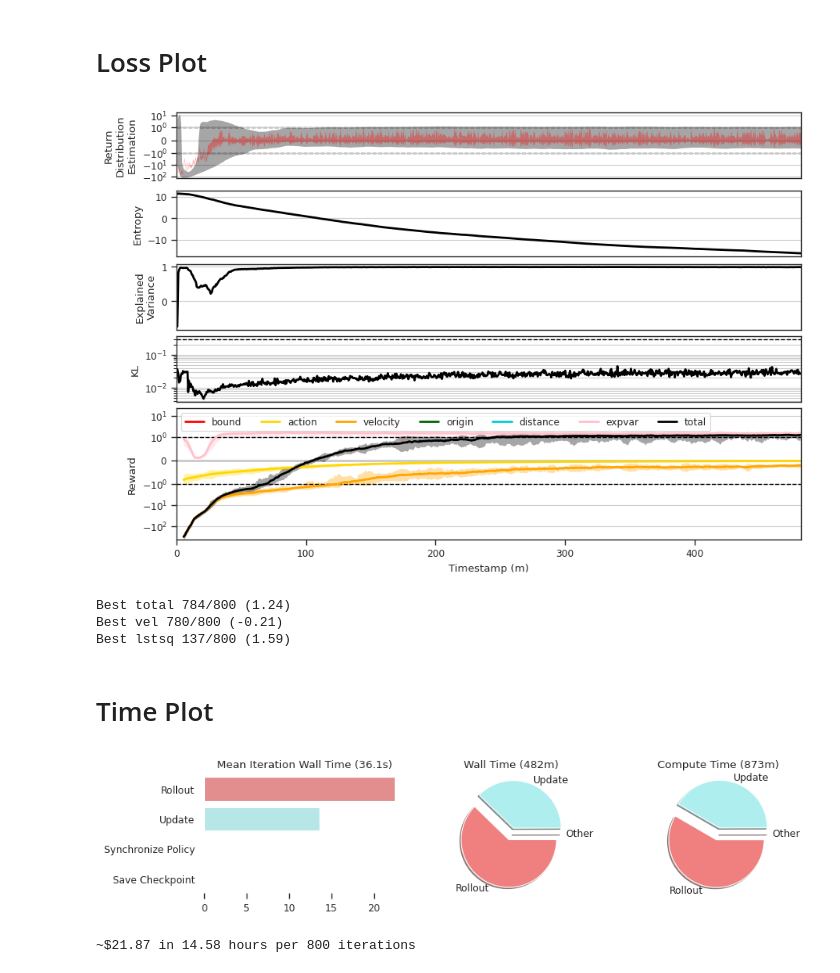
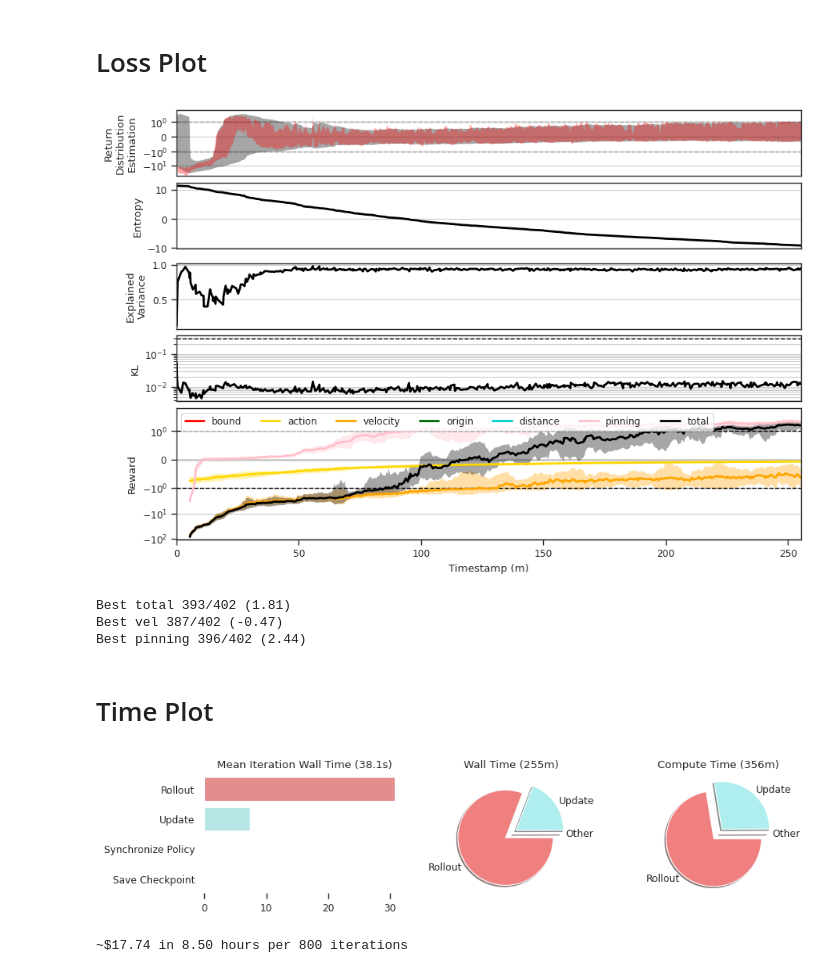
Before and after one commit to Oafish1/CellTRIP, a Jupyter notebook: scripts/runtime.ipynb, the cells around one changed output. Drawn from its saved outputs; the diff is of its cells as text; code cells hidden in the pictures.

Commit message:
NN pinning, QOL options and legacy compatibility, clearer tutorials and visualizations, mask saving

```diff
--- a/scripts/runtime.ipynb
+++ b/scripts/runtime.ipynb
@@ -153,7 +154,10 @@ log_list = [
     # 's3://nkalafut-celltrip/logs/Flysta-L2_a-250708.log',  # Same, but for L2_a
     # 's3://nkalafut-celltrip/logs/MERFISH_Bench-250723.log',  # MERFISH benchmarking data, vel 10x
     # 's3://nkalafut-celltrip/logs/MERFISH_Bench-input_noise-250723.log',  # MERFISH benchmarking data, vel 10x, input noise .1
-    's3://nkalafut-celltrip/logs/VirtualCell-250724.log',  # VirtualCell, no noise
+    # 's3://nkalafut-celltrip/logs/VirtualCell-250724.log',  # VirtualCell, no noise
+    # 's3://nkalafut-celltrip/logs/MERFISH_Bench-250729.log',  # MERFISH Bench, but with NN replacing lstsq
+    # 's3://nkalafut-celltrip/logs/VirtualCell-250729.log',  # Same for VirtualCell
+    's3://nkalafut-celltrip/logs/Flysta3D-250729.log',  # Same for Flysta3D
     # TODO: Output modality noise, might be especially good for spot data
     # TODO: Randomized vel for non-spherical seems unfair
     # TODO: Add cell displacement function to analysis
@@ -166,7 +170,6 @@ log_list = [
     # NOTE: Be aware of double-descent (https://openai.com/index/deep-double-descent/)
 ]
 # %%
-s3 = s3fs.S3FileSystem()
 def convert_json(s):
     s = s.replace('\'', '"').replace('False', 'false').replace('True', 'true')
     s_json = json.loads(s)
@@ -176,8 +179,7 @@ def convert_json(s):
 record_lists = []
 for fname in log_list:
     record_lists.append([])
-    if fname.startswith('s3://'): handle = s3.open(fname, 'r')
-    else: handle = open(fname, 'r')
+    handle = celltrip.utility.general.open_s3_or_local(fname, 'r')
     with handle as f: record_lists[-1] += [convert_json(record) for record in f.read().split('\n') if len(record) > 0]
 assert np.array([len(records) > 3 for records in record_lists]).all(), 'Logfile(s) is empty! If currently running, try waiting for flush'
 # %%
@@ -255,7 +257,7 @@ def group_policy(df, agg='mean'):
 # Register colors
 reward_colors = {
     'total': 'black', 'distance': 'darkturquoise',
-    'expvar': 'pink',
+    'pinning': 'pink', 'expvar': 'pink',
     'origin': 'darkgreen', 'bound': 'red',
     'velocity': 'orange', 'action': 'gold'}
 event_colors = {
@@ -276,7 +278,7 @@ linthresh = 1e0
 
 # Melt functions
 def melt_rewards_rollout(df):
-    df = df[['Timestamp', 'bound', 'action', 'velocity', 'origin', 'distance', 'expvar', 'Reward']].rename(
+    df = df[['Timestamp', 'bound', 'action', 'velocity', 'origin', 'distance', 'pinning', 'Reward']].rename(
             columns={'Reward': 'total'}
         ).melt(
             id_vars='Timestamp', var_name='Reward',
@@ -427,34 +429,34 @@ ax_loss.set(xlabel='Timestamp (m)', ylabel='Reward')
 ax_loss.set_xlim(left=0, right=np.max([span_dict_squashed[k][-1][1] for k in span_dict]))
 if symlog:
     ax_loss.set_yscale('symlog', base=10, linthresh=linthresh)
     for s in (-1, 1): ax_loss.axhline(y=s*linthresh, color='black', lw=1, ls='--', zorder=1.1)
 ax_loss.axhline(y=0, color='black', lw=1, ls='-', zorder=.2)
 # for k in span_dict_squashed.keys():
 #     if k not in event_colors: continue
 #     for xmin, xmax in span_dict_squashed[k]: ax_loss.axvspan(xmin, xmax, color=event_colors[k], alpha=.3, lw=0, zorder=.1)
 # import matplotlib as mpl
 # ax_loss.yaxis.set_major_formatter(mpl.ticker.ScalarFormatter())
 # ticks = [-10, -4, -2, 0, 2, 4, 10]
 # ax_loss.set(yticks=ticks, yticklabels=ticks)
 ax_loss.grid(axis='y', which='both', visible=True)
 ax_loss.legend(loc='upper left', ncols=7)
 
 # Early stopping based on KL (MAYBE DO BASED ON LOG STD, KL, AND RWD?)
 count = 0; es_timestep = None; lapses = 5; es_threshold = 1e-3; min_updates = 500
 for i, r in group_policy(event_filter(df_records, 'Update')).iterrows():
     if i < min_updates: continue
     count = count + 1 if r['KL'] < es_threshold else 0
     if count >= lapses:
         es_timestep = r['Timestamp']
         break
 if es_timestep is not None: ax_loss.axvline(x=es_timestep, ls=':', color='red')
 # ax_kl.axhline(y=es_threshold, ls='--', lw=1, color='red')
 
 # Display
 # ax1.axhline(y=.03)
 fig.show()
 # %% [output]
-[figure, old version]
+[figure, new version]
 # %%
 try:
     # Best total
@@ -468,16 +470,16 @@ try:
     best_iter = smoothed.index[smoothed.argmax()]
     best_score = smoothed.loc[best_iter]
     print(f'Best vel {best_iter+1}/{num_iters} ({best_score:.2f})')
-    # Best lstsq
-    smoothed = smooth(df_mean.loc[df_mean['Reward']=='expvar', 'Value']).reset_index(drop=True)
+    # Best pinning
+    smoothed = smooth(df_mean.loc[df_mean['Reward']=='pinning', 'Value']).reset_index(drop=True)
     best_iter = smoothed.index[smoothed.argmax()]
     best_score = smoothed.loc[best_iter]
-    print(f'Best lstsq {best_iter+1}/{num_iters} ({best_score:.2f})')
+    print(f'Best pinning {best_iter+1}/{num_iters} ({best_score:.2f})')
 except: pass
 # %% [output]
-Best total 784/800 (1.24)
-Best vel 780/800 (-0.21)
-Best lstsq 137/800 (1.59)
+Best total 393/402 (1.81)
+Best vel 387/402 (-0.47)
+Best pinning 396/402 (2.44)
 # %% [markdown]
 # Time Plot
 # %%
@@ -529,16 +531,17 @@ ax3.set(title=f'Mean Iteration Wall Time ({df_walltime.sum()["Iteration Time"]:.
 ax3.tick_params(axis='y', which='major', left=False)
 fig.show()
 # %% [output]
-[figure, old version]
+[figure, new version]
 # %%
 rate_per_hour = 1.5
 num_iters = 800
 comptime_per_iter = df_comptime['Mean Time'].sum() / 60**2
-time_iteration = num_iters * comptime_per_iter
-cost_estimation = rate_per_hour * time_iteration
-print(f'~${cost_estimation:.2f} in {time_iteration:.2f} hours per {num_iters} iterations')
+walltime_per_iter = df_walltime['Mean Time'].sum() / 60**2
+time_estimation = num_iters * walltime_per_iter
+cost_estimation = num_iters * comptime_per_iter * rate_per_hour
+print(f'~${cost_estimation:.2f} in {time_estimation:.2f} hours per {num_iters} iterations')
 # %% [output]
-~$21.87 in 14.58 hours per 800 iterations
+~$17.74 in 8.50 hours per 800 iterations
 # %%
 # # Format
 # df_rollout = group_policy(event_filter(df_records, 'Rollout'), agg='mean')
```
Also changed, not shown: parts of 1 cell of this notebook, 28 other files.
